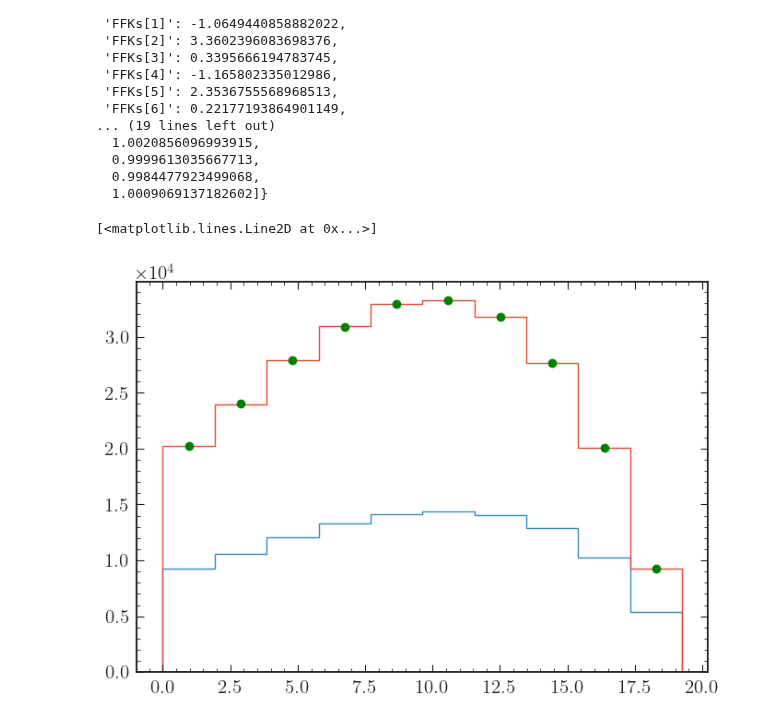
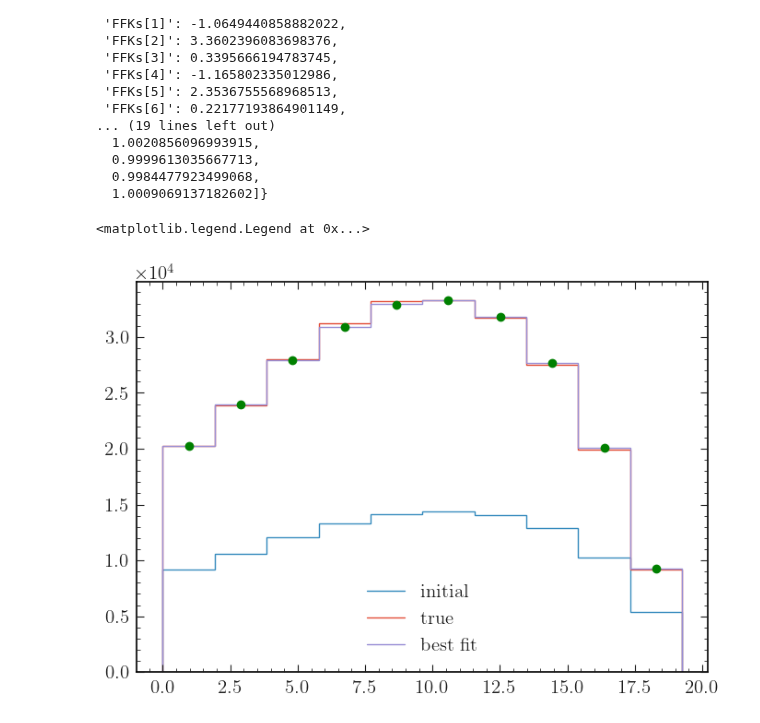
Before and after one commit to lorenzennio/redist, a Jupyter notebook: examples/ksnunu/ksnunu_model.ipynb, the cells around one changed output. Saved outputs shown, nothing was run; the diff lists cells and outputs as text; code cells hidden in the pictures.

```diff
--- a/examples/ksnunu/ksnunu_model.ipynb
+++ b/examples/ksnunu/ksnunu_model.ipynb
@@ -381,10 +373,18 @@ best_fit_rot
   0.9984477923499068,
   1.0009069137182602]}
 # %%
-plt.stairs(model.expected_actualdata(model.config.suggested_init()), binning)
-plt.stairs(model.expected_actualdata(best_fit[:,0]), binning)
+inits = model.config.suggested_init()
+plt.stairs(model.expected_actualdata(inits), binning, label="initial")
+inits[model.config.par_map['cvl']['slice']] = [10]
+inits[model.config.par_map['cvr']['slice']] = [4]
+inits[model.config.par_map['csl']['slice']] = [3]
+inits[model.config.par_map['csr']['slice']] = [1]
+inits[model.config.par_map['ctl']['slice']] = [1]
+plt.stairs(model.expected_actualdata(inits), binning, label="true")
+plt.stairs(model.expected_actualdata(best_fit[:,0]), binning, label = "best fit")
 bin_cents = (binning[:-1] + binning[1:])/2
 plt.plot(bin_cents, alt_yields, 'og')
+plt.legend()
 # %% [output]
-[<matplotlib.lines.Line2D at 0x...>]
+<matplotlib.legend.Legend at 0x...>
-[figure, old version]
+[figure, new version]
```
Also changed, not shown: parts of 2 cells of this notebook, 1 other file.
